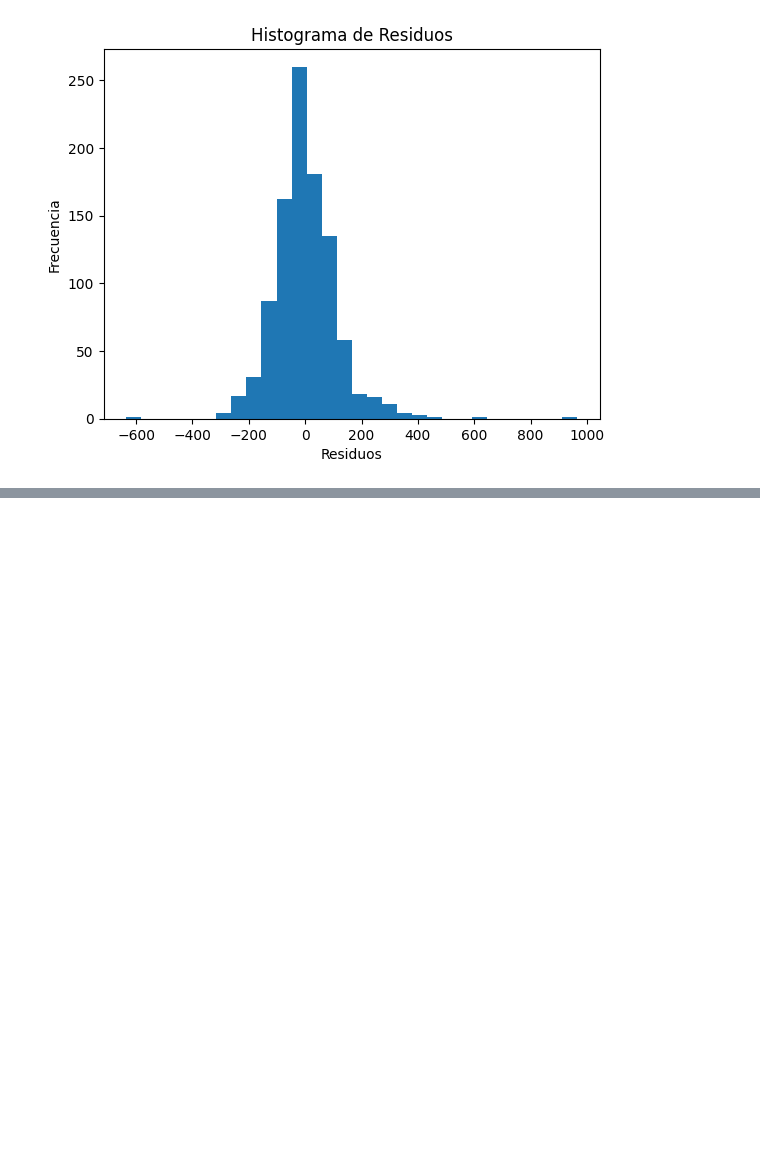
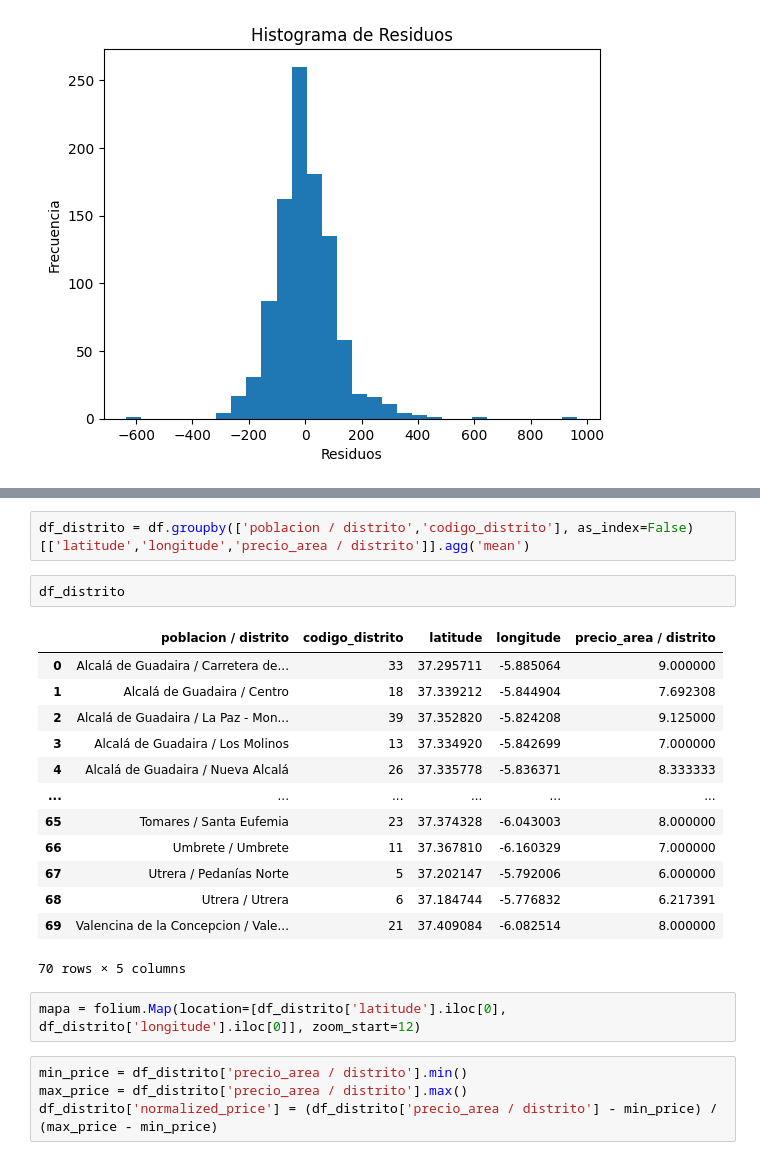
Before and after one commit to ManuelRF86/proyecro_ML_alquiler, a Jupyter notebook: notebooks/05_Analisis_grafico.ipynb, the cells around one changed output, grey strips where cells are left out. Drawn from its saved outputs; the diff is of its cells as text; blank space fills up the shorter version.

Commit message:
añadir mapa folium

```diff
--- a/notebooks/05_Analisis_grafico.ipynb
+++ b/notebooks/05_Analisis_grafico.ipynb
@@ -187,0 +215,24 @@ plt.show()
+# %%
+df_distrito = df.groupby(['poblacion / distrito','codigo_distrito'], as_index=False)[['latitude','longitude','precio_area / distrito']].agg('mean')
+# %%
+df_distrito
+# %% [output]
+|  | poblacion / distrito | codigo_distrito | latitude | longitude | precio_area / distrito |
+| 0 | Alcalá de Guadaira / Carretera de... | 33 | 37.295711 | -5.885064 | 9.000000 |
+| 1 | Alcalá de Guadaira / Centro | 18 | 37.339212 | -5.844904 | 7.692308 |
+| 2 | Alcalá de Guadaira / La Paz - Mon... | 39 | 37.352820 | -5.824208 | 9.125000 |
+| 3 | Alcalá de Guadaira / Los Molinos | 13 | 37.334920 | -5.842699 | 7.000000 |
+| 4 | Alcalá de Guadaira / Nueva Alcalá | 26 | 37.335778 | -5.836371 | 8.333333 |
+| ... | ... | ... | ... | ... | ... |
+| 65 | Tomares / Santa Eufemia | 23 | 37.374328 | -6.043003 | 8.000000 |
+| 66 | Umbrete / Umbrete | 11 | 37.367810 | -6.160329 | 7.000000 |
+| 67 | Utrera / Pedanías Norte | 5 | 37.202147 | -5.792006 | 6.000000 |
+| 68 | Utrera / Utrera | 6 | 37.184744 | -5.776832 | 6.217391 |
+| 69 | Valencina de la Concepcion / Vale... | 21 | 37.409084 | -6.082514 | 8.000000 |
+70 rows × 5 columns
+# %%
+mapa = folium.Map(location=[df_distrito['latitude'].iloc[0], df_distrito['longitude'].iloc[0]], zoom_start=12)
+# %%
+min_price = df_distrito['precio_area / distrito'].min()
+max_price = df_distrito['precio_area / distrito'].max()
+df_distrito['normalized_price'] = (df_distrito['precio_area / distrito'] - min_price) / (max_price - min_price)
```
Also changed, not shown: parts of 9 cells of this notebook, 1 other file.
